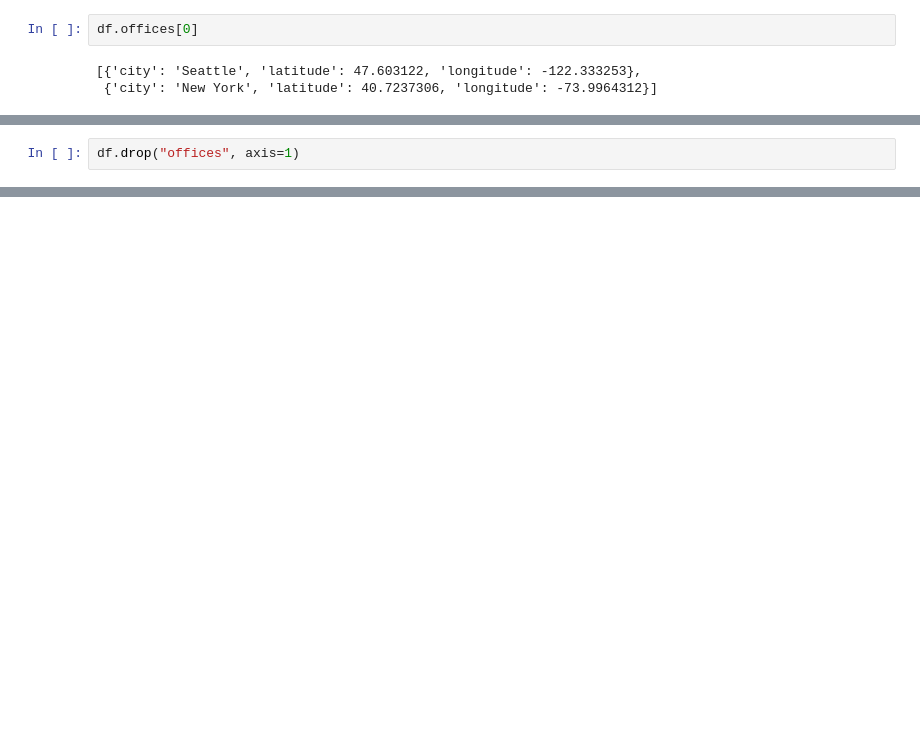
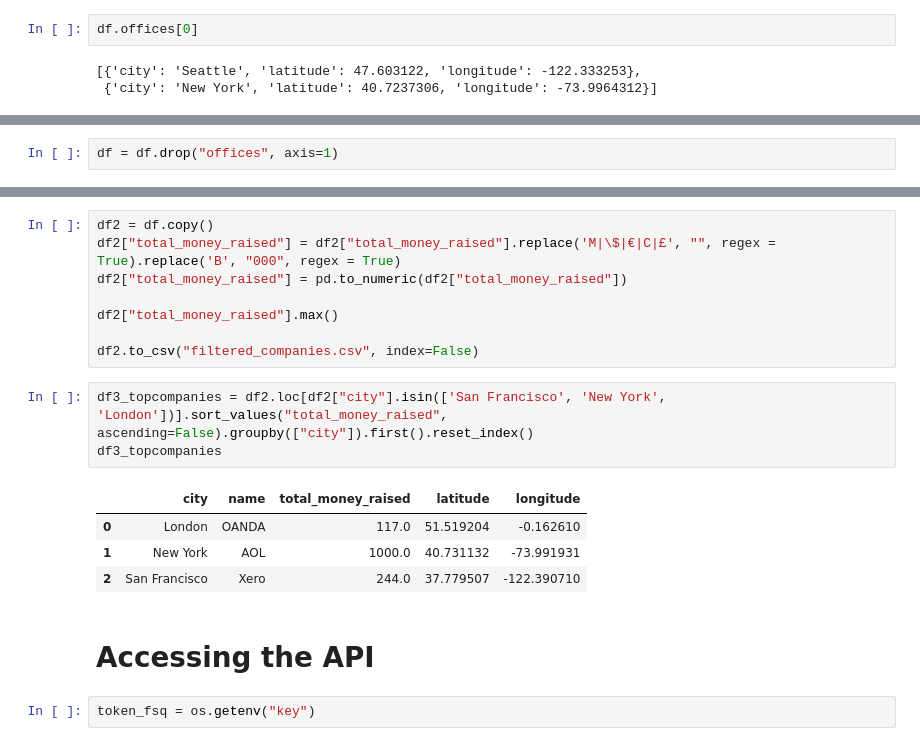
Before and after one commit to Maya-Souza/Project_3_Company_Headquarters, a Jupyter notebook: Untitled.ipynb, the cells around one changed output, grey strips where cells are left out. Saved outputs shown, nothing was run; the diff lists cells and outputs as text; blank space fills up the shorter version.

```diff
--- a/Untitled.ipynb
+++ b/Untitled.ipynb
@@ -145,2 +94,2 @@ df
 # %%
-df.drop("offices", axis=1)
+df = df.drop("offices", axis=1)
@@ -160,0 +108,20 @@ df.drop("offices", axis=1)
+# %%
+df2 = df.copy()
+df2["total_money_raised"] = df2["total_money_raised"].replace('M|\$|€|C|£', "", regex = True).replace('B', "000", regex = True)
+df2["total_money_raised"] = pd.to_numeric(df2["total_money_raised"])
+
+df2["total_money_raised"].max()
+
+df2.to_csv("filtered_companies.csv", index=False)
+# %%
+df3_topcompanies = df2.loc[df2["city"].isin(['San Francisco', 'New York', 'London'])].sort_values("total_money_raised", ascending=False).groupby(["city"]).first().reset_index()
+df3_topcompanies
+# %% [output]
+|  | city | name | total_money_raised | latitude | longitude |
+| 0 | London | OANDA | 117.0 | 51.519204 | -0.162610 |
+| 1 | New York | AOL | 1000.0 | 40.731132 | -73.991931 |
+| 2 | San Francisco | Xero | 244.0 | 37.779507 | -122.390710 |
+# %% [markdown]
+# Accessing the API
+# %%
+token_fsq = os.getenv("key")
```
Also changed, not shown: parts of 18 cells of this notebook.
